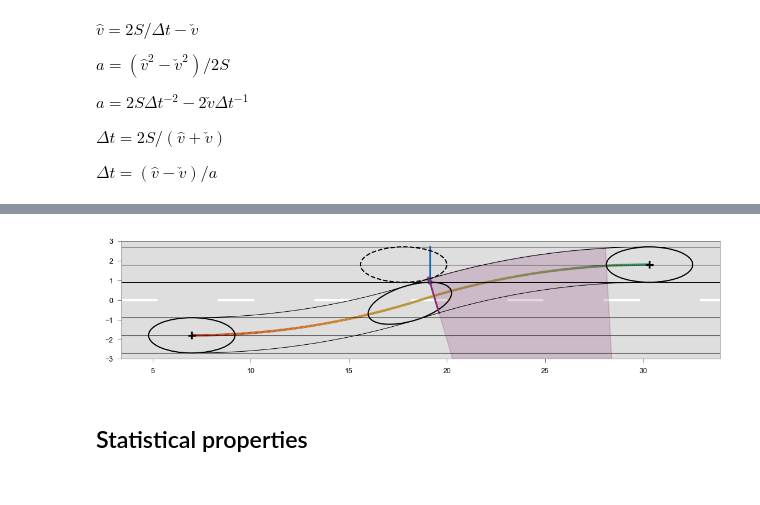
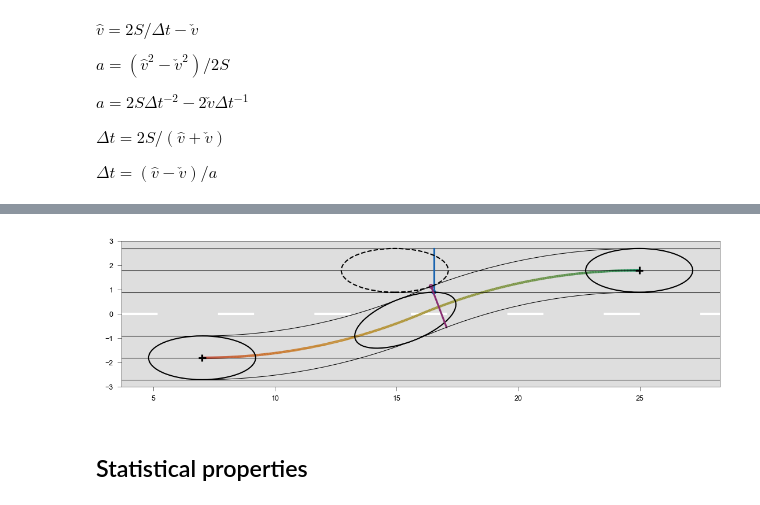
Before and after one commit to EPFL-ENAC/LUTS-pneuma-simulator, a Jupyter notebook: notebooks/discrete.ipynb, the cells around one changed output, grey strips where cells are left out. Saved outputs shown, nothing was run; the diff lists cells and outputs as text; code cells hidden in the pictures.

```diff
--- a/notebooks/discrete.ipynb
+++ b/notebooks/discrete.ipynb
@@ -113,7 +112,7 @@ def colored_line(x, y, c, ax, **lc_kwargs):
         warnings.warn('The provided "array" keyword argument will be overridden')
 
     # Default the capstyle to butt so that the line segments smoothly line up
-    default_kwargs = {"capstyle": "butt"}
+    default_kwargs = {"antialiased": True, "capstyle": "butt"}
     default_kwargs.update(lc_kwargs)
 
     # Compute the midpoints of the line segments. Include the first and last points
@@ -190,7 +189,7 @@ c_lam, c_v0, c_s0
 ## Path planning
 # %%
 # merger dynamics
-v_check = 11 / factor
+v_check = 5 / factor
 x_check = 7
 y_check = -W / 2
 lam = c_lam[1]
@@ -198,14 +197,14 @@ v0 = c_v0[1]
 s0 = c_s0[1]
 # follower dynamics
 x_f = x_check - 5.0
-v_f = 11 / factor
+v_f = 8 / factor
 lam_f = c_lam[4]
 v0_f = c_v0[4]
 s0_f = c_s0[4]
 s_check_f = x_check - x_f - 2 * s
 # leader dynamics
 x_l = x_check + 5.0
-v_l = 16 / factor
+v_l = 12 / factor
 s_check_l = x_l - x_check - 2 * s
 # %%
 # maneuverability in degrees
@@ -1011,43 +965,43 @@ plt.scatter(x_hat, y_hat, marker="+", ec="k", fc="none", zorder=10)
 # ------------------------------------------------
 ellipse = Ellipse((x_check, y_check), 2*s, 2*w, angle=0, lw=1, ec="k", fc='none', zorder=10)
 ax.add_patch(ellipse)
 ellipse = Ellipse((x_hat, y_hat), 2*s, 2*w, angle=0, lw=1, ec="k", fc='none', zorder=10)
 ax.add_patch(ellipse)
 ellipse = Ellipse((invasion_x, invasion_y), 2*s, 2*w, angle=degrees(invasion_theta), lw=1, ec="k", fc='none', zorder=10)
 ax.add_patch(ellipse)
 ellipse = Ellipse((follower_x, follower_y), 2*s, 2*w, angle=0, lw=1, ec="k", fc='none', ls='--', zorder=10)
 ax.add_patch(ellipse)
 plt.scatter(invasion_x + xt, invasion_y + yt, ec=dark_blue, fc="none",marker=".")
 plt.plot(
     (invasion_x + xt, invasion_x + xt),
     (sign(y_hat)*w,sign(y_hat)*3 * w),
     c=dark_blue,
     lw=1.5,
 )
 plt.scatter(follower_x + xp, follower_y + sign(y_check)* yp, ec=dark_purple, fc="none", marker=".")
 plt.plot(
     (follower_x + xp, offset_x),
     (follower_y + sign(y_check)*yp, offset_y),
     c=dark_purple,
     ls='-',
     lw=1.5,
     zorder=10,
 )
-ax.add_patch(
-    Wedge(
-        (x_hat, -y_0),
-        R+w,
-        min(sign(y_hat)*90+sign(y_hat)*degrees(aperture),sign(y_hat)*90 +sign(y_hat)*degrees(central)),
-        max(sign(y_hat)*90+sign(y_hat)*degrees(aperture),sign(y_hat)*90 +sign(y_hat)*degrees(central)),
-        color=dark_purple, alpha=0.2
-    )
-)
+#ax.add_patch(
+#    Wedge(
+#        (x_hat, -y_0),
+#        R+w,
+#        min(sign(y_hat)*90+sign(y_hat)*degrees(aperture),sign(y_hat)*90 +sign(y_hat)*degrees(central)),
+#        max(sign(y_hat)*90+sign(y_hat)*degrees(aperture),sign(y_hat)*90 +sign(y_hat)*degrees(central)),
+#        color=dark_purple, alpha=0.2
+#    )
+#)
 plt.ylim(ymin, ymax)
 fig.tight_layout(pad=0)
 fig.canvas.header_visible = False
 #plt.savefig("./output/sketches/lane-change.pdf", format="pdf", transparent=True)
 # %% [output]
-[figure, old version]
+[figure, new version]
 # %% [markdown]
 ## Statistical properties
 # %%
```
Also changed, not shown: parts of 15 cells of this notebook.
